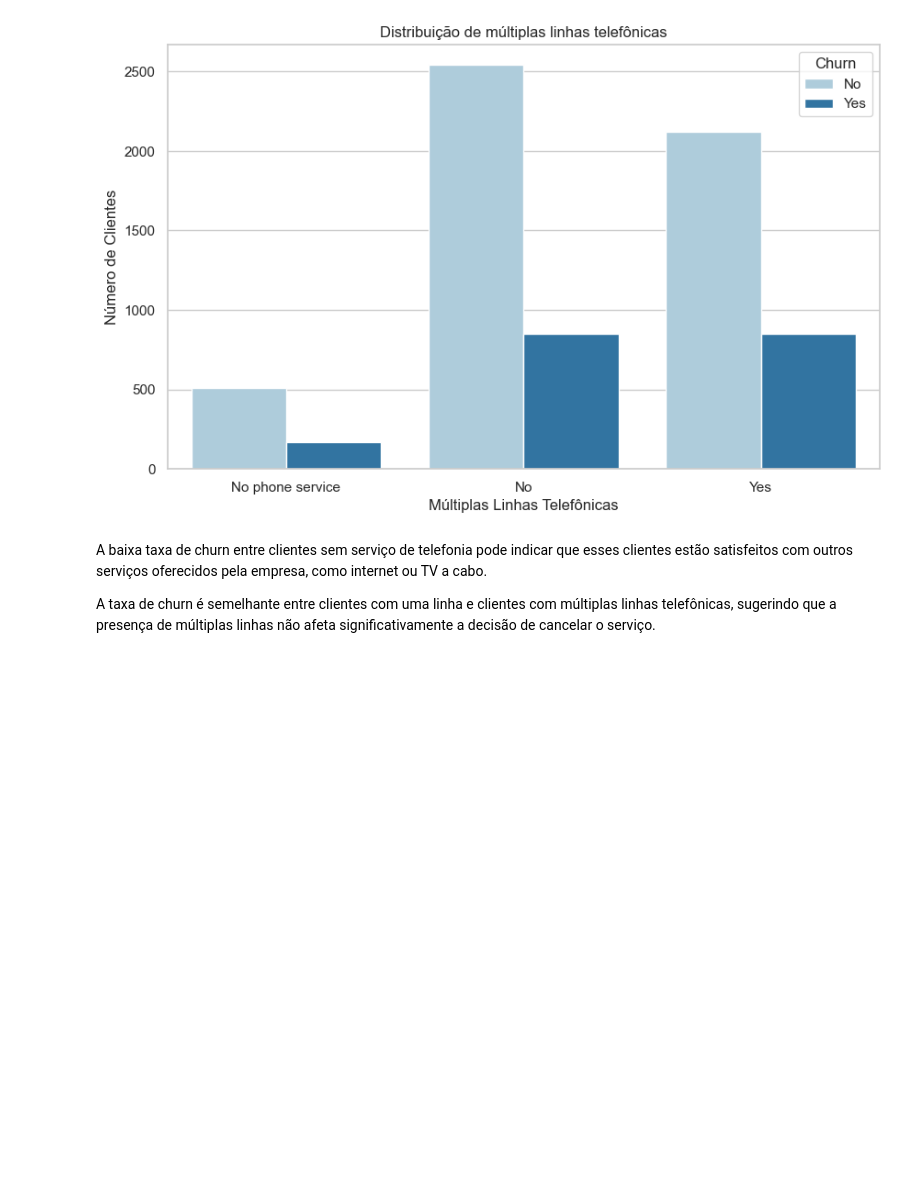
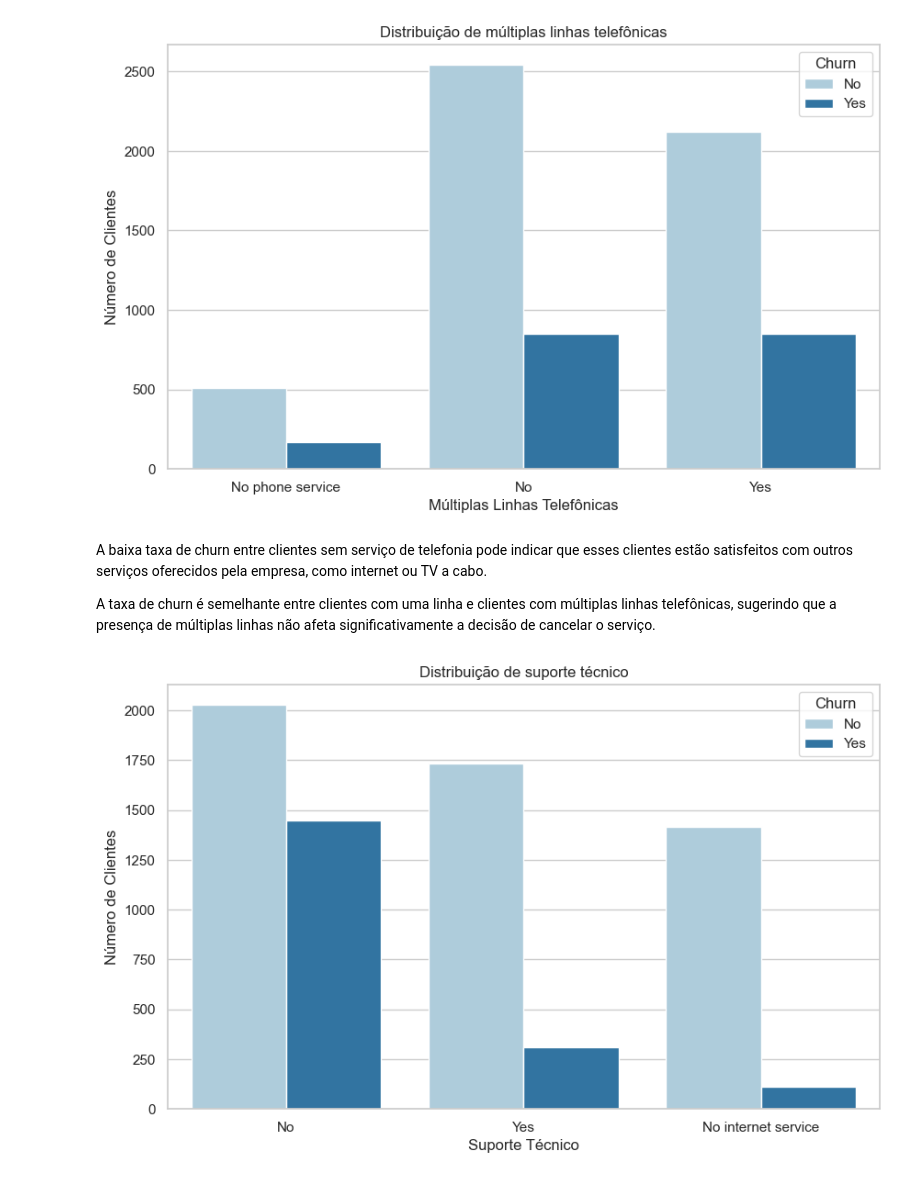
Before and after one commit to ArthurrCr/Churn_Telco, a Jupyter notebook: notebooks/exploratory_data_analysis.ipynb, the cells around one changed output. Saved outputs shown, nothing was run; the diff lists cells and outputs as text; code cells hidden in the pictures; blank space fills up the shorter version.

```diff
--- a/notebooks/exploratory_data_analysis.ipynb
+++ b/notebooks/exploratory_data_analysis.ipynb
@@ -217,3 +217,12 @@ plt.show()
 A baixa taxa de churn entre clientes sem serviço de telefonia pode indicar que esses clientes estão satisfeitos com outros serviços oferecidos pela empresa, como internet ou TV a cabo.
 
 A taxa de churn é semelhante entre clientes com uma linha e clientes com múltiplas linhas telefônicas, sugerindo que a presença de múltiplas linhas não afeta significativamente a decisão de cancelar o serviço.
+# %%
+plt.figure(figsize=(10, 6))
+sns.countplot(x='TechSupport', data=dataset,palette='Paired', hue='Churn')
+plt.title('Distribuição de suporte técnico')
+plt.xlabel('Suporte Técnico')
+plt.ylabel('Número de Clientes')
+plt.show()
+# %% [output]
+[figure, added]
```
Also changed, not shown: parts of 7 cells of this notebook.
